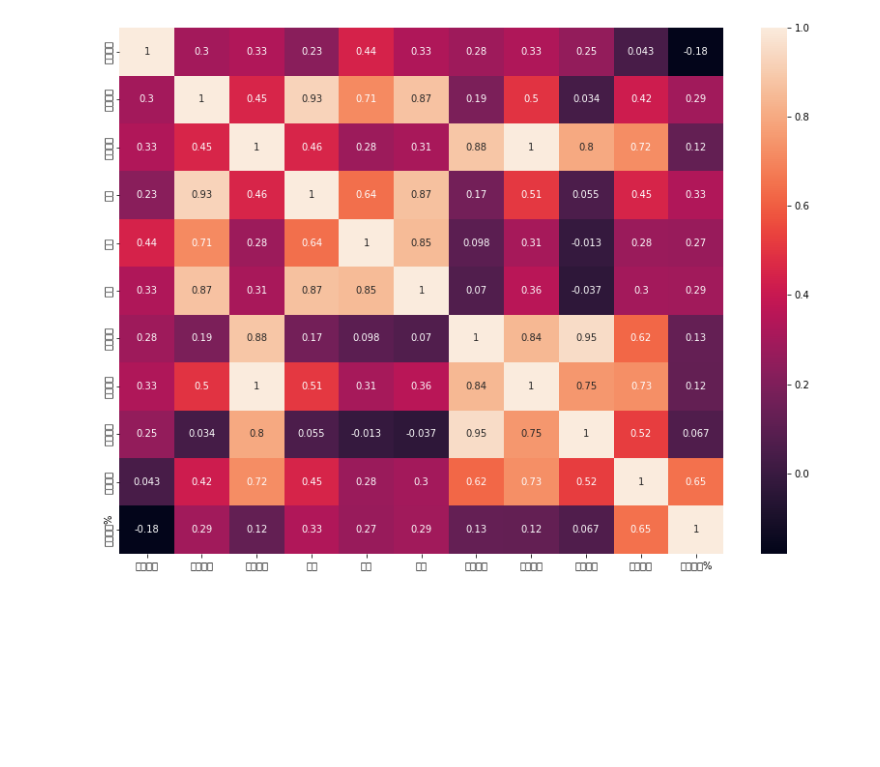
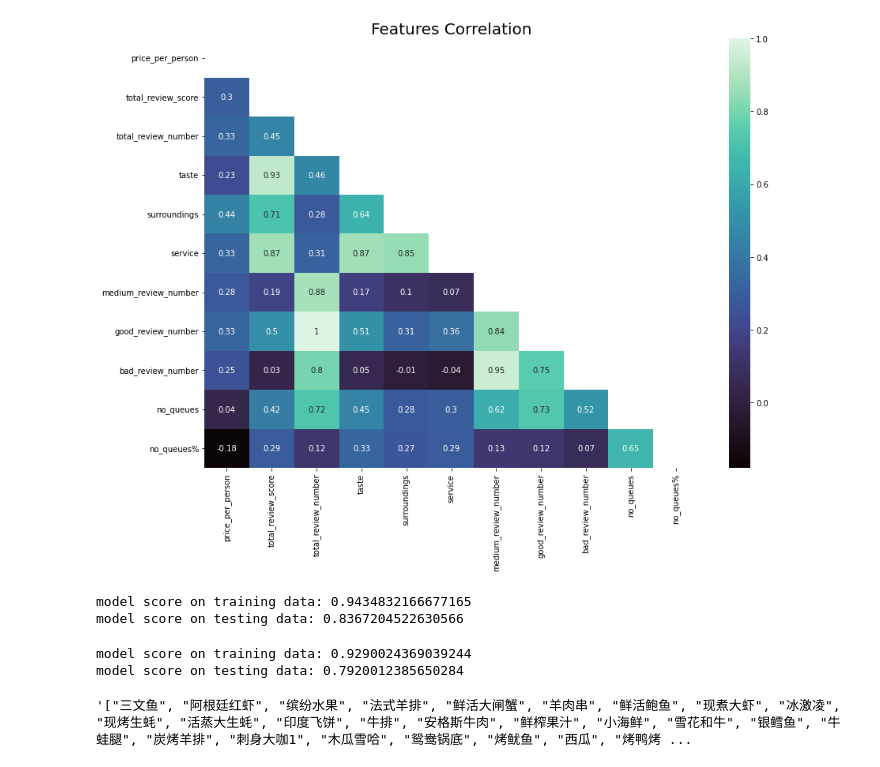
Before and after one commit to xujiayi1256/WhatsForTodayModel, a Jupyter notebook: data_analysis.ipynb, the cells around one changed output. Cells and saved outputs as stored; diff of their text form; code cells hidden in the pictures; blank space fills up the shorter version.

Commit message:
Update data analysis (#7)

```diff
--- a/data_analysis.ipynb
+++ b/data_analysis.ipynb
@@ -6,3 +6,6 @@ import numpy as np
 import simplejson
 # %%
 from clean import split_score,split_review,run
+# %%
+df = run("dianping_info.xlsx","dianping_review.xlsx")
+df.columns
@@ -9,10 +19,10 @@ from clean import split_score,split_review,run
 # %%
-df_info = pd.read_excel(r"../row_data/dianping_info.xlsx")
-df_review = pd.read_excel(r"../row_data/dianping_review.xlsx")
-df = pd.merge(split_score(df_info),split_review(df_review))
-df["口味"] = pd.to_numeric(df["口味"],errors='coerce')
-df["环境"] = pd.to_numeric(df["环境"],errors='coerce')
-df["服务"] = pd.to_numeric(df["服务"],errors='coerce')
-df["不用排队%"] = df["不用排队"]/df["评论总数"]
+# df_info = pd.read_excel(r"../raw_data/dianping_info.xlsx")
+# df_review = pd.read_excel(r"../raw_data/dianping_review.xlsx")
+# df = pd.merge(split_score(df_info),split_review(df_review))
+# df["口味"] = pd.to_numeric(df["口味"],errors='coerce')
+# df["环境"] = pd.to_numeric(df["环境"],errors='coerce')
+# df["服务"] = pd.to_numeric(df["服务"],errors='coerce')
+df["no_queues%"] = df["no_queues"]/df["total_review_number"]
 df.head()
 # %% [output]
@@ -81,5 +95,5 @@ df.dtypes
 dtype: object
 # %%
-df_analysis = df.drop(columns=['店铺id','店铺地址','标签1','标签2','推荐菜','店铺名'])
+df_analysis = df.drop(columns=['restaurant_id','address','tag1','tag2','recommendation_1','recommendation_2','recommendation_3','restaurant'])
 df_analysis.head()
 # %% [output]
@@ -106,7 +120,10 @@ df_transformed.head()
 # %%
-corrMatrix = df_transformed.corr()
+corrMatrix = round(df_transformed.corr(),2)
 plt.figure(figsize=(14, 10))
-sns.heatmap(corrMatrix, annot=True)
+plt.title("Features Correlation",fontsize=20)
+mask = np.triu(np.ones_like(corrMatrix, dtype=bool))
+cmap = sns.color_palette("mako", as_cmap=True)
+sns.heatmap(corrMatrix, annot=True, cmap=cmap, mask=mask)
 plt.show();
 # %% [output]
-[figure, old version]
+[figure, new version]
@@ -112,0 +142,19 @@ plt.show();
+# %%
+linear.fit(X_train,list(y_train.values))
+y_pred = linear.predict(X_test)
+print(f'model score on training data: {linear.score(X_train, y_train)}')
+print(f'model score on testing data: {linear.score(X_test, y_test)}')
+# %% [output]
+model score on training data: 0.9434832166677165
+model score on testing data: 0.8367204522630566
+# %%
+from sklearn.linear_model import RidgeCV
+
+ridge = RidgeCV()
+ridge.fit(X_train, y_train)
+
+print(f'model score on training data: {ridge.score(X_train, y_train)}')
+print(f'model score on testing data: {ridge.score(X_test, y_test)}')
+# %% [output]
+model score on training data: 0.9290024369039244
+model score on testing data: 0.7920012385650284
@@ -112,0 +164,5 @@ plt.show();
+# %%
+dishes_list=df_info['推荐菜'].tolist()
+dishes_list[1]
+# %% [output]
+'["三文鱼", "阿根廷红虾", "缤纷水果", "法式羊排", "鲜活大闸蟹", "羊肉串", "鲜活鲍鱼", "现煮大虾", "冰激凌", "现烤生蚝", "活蒸大生蚝", "印度飞饼", "牛排", "安格斯牛肉", "鲜榨果汁", "小海鲜", "雪花和牛", "银鳕鱼", "牛蛙腿", "炭烤羊排", "刺身大咖1", "木瓜雪哈", "鸳鸯锅底", "烤鱿鱼", "西瓜", "烤鸭烤 ...
```
Also changed, not shown: parts of 14 cells of this notebook.
